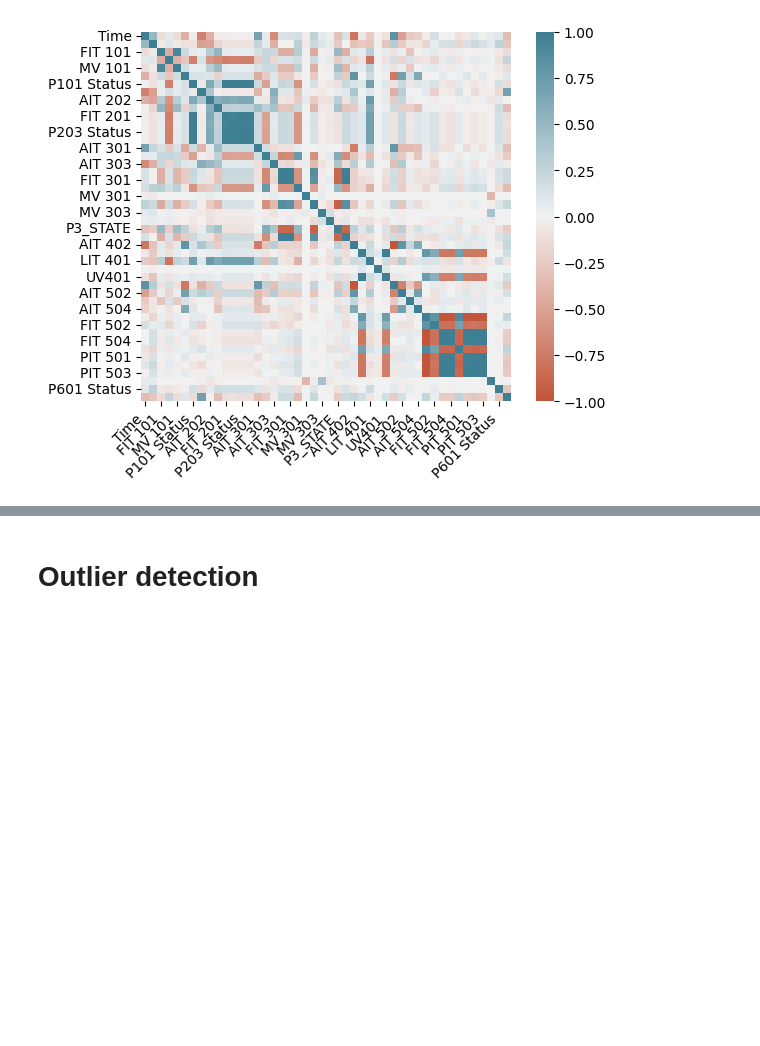
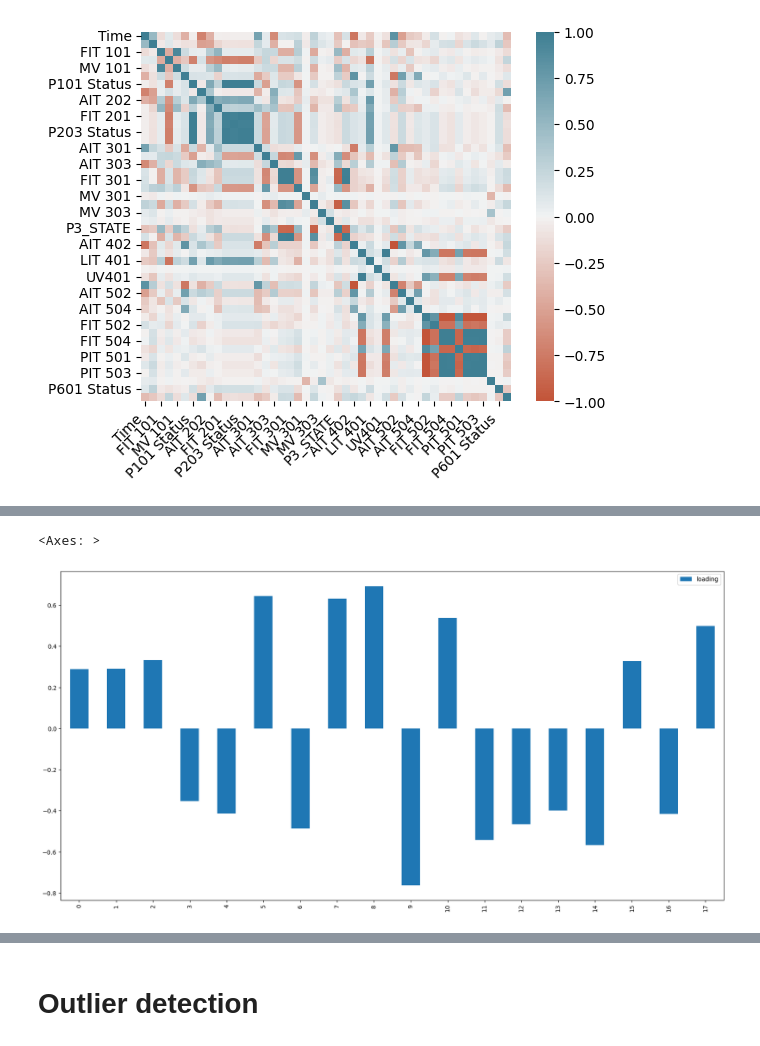
Before and after one commit to Josephine19-stack/secu_secu_secu, a Jupyter notebook: notebook.ipynb, the cells around one changed output, grey strips where cells are left out. Saved outputs shown, nothing was run; the diff lists cells and outputs as text; code cells hidden in the pictures; blank space fills up the shorter version.

```diff
--- a/notebook.ipynb
+++ b/notebook.ipynb
@@ -130,0 +165,3 @@ ax.set_xticklabels(
+# %%
+topfeat = out['topfeat'][out['topfeat']["type"] == "best"].drop("type", axis=1)
+topfeat.style.background_gradient(cmap='viridis', low=0.2, high=0.2)
@@ -130,0 +186,5 @@ ax.set_xticklabels(
+# %%
+topfeat.drop("PC", axis=1).plot.bar(figsize=(20,10))
+# %% [output]
+<Axes: >
+[figure, added]
```
Also changed, not shown: parts of 26 cells of this notebook.
